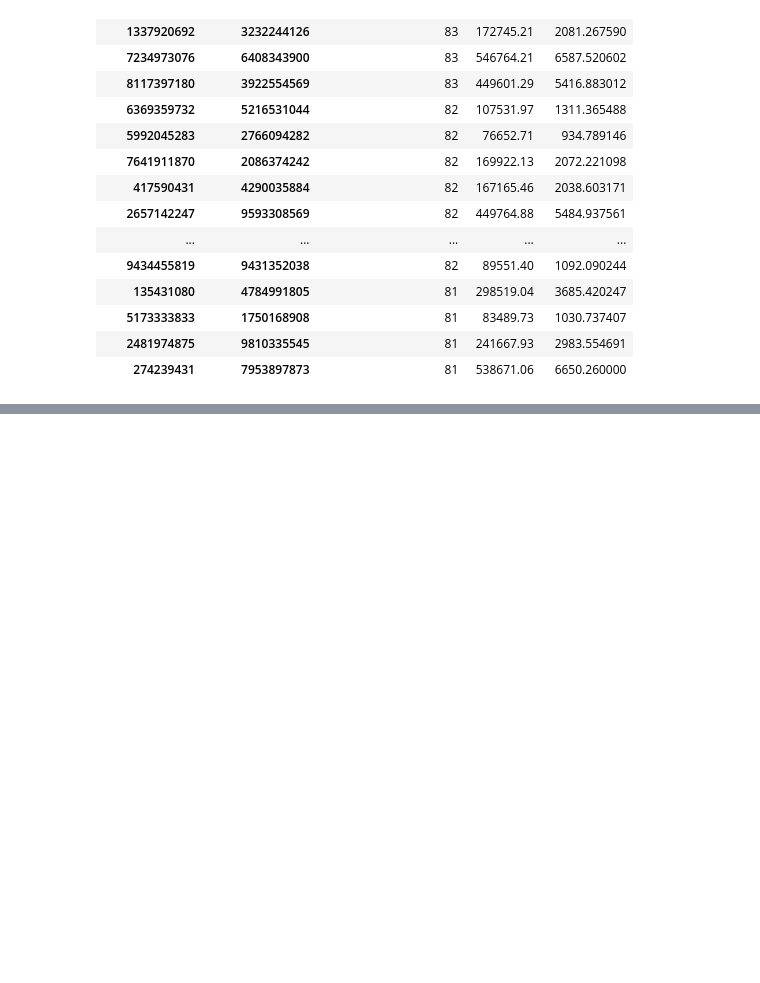
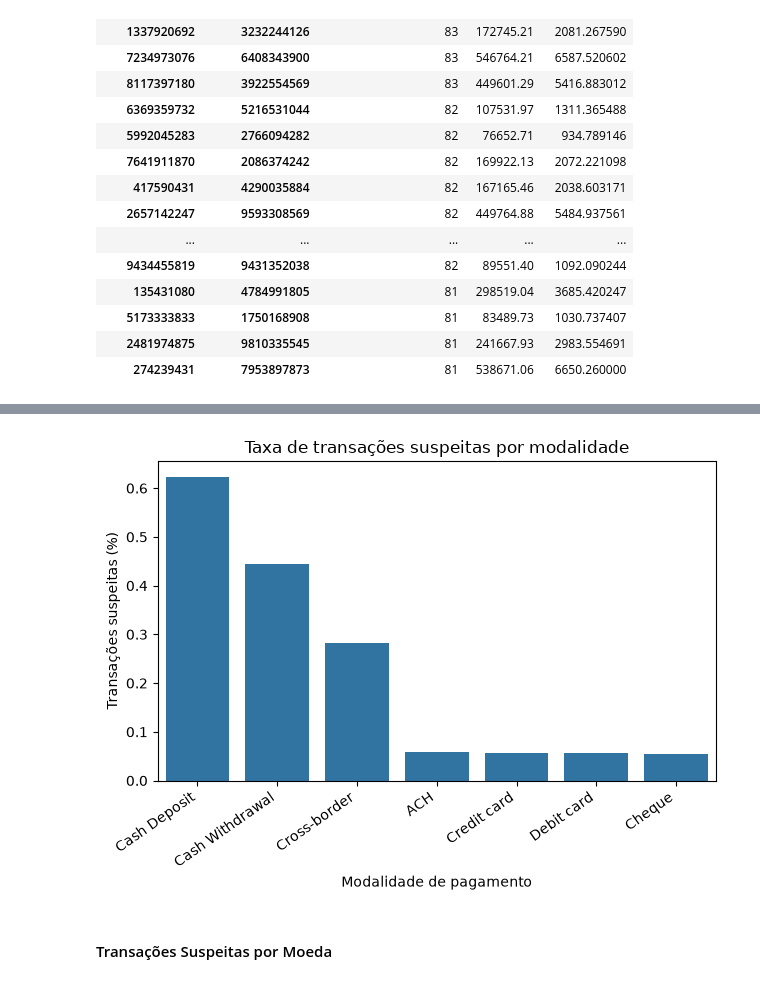
Before and after one commit to ReverseYuji049/saml-d-dataset-analysis, a Jupyter notebook: analysis.ipynb, the cells around one changed output, grey strips where cells are left out. Drawn from its saved outputs; the diff is of its cells as text; code cells hidden in the pictures; blank space fills up the shorter version.

```diff
--- a/analysis.ipynb
+++ b/analysis.ipynb
@@ -545,0 +611,24 @@ display(pares_contas.head(20))
+# %%
+def analisar_categoria(dataset, coluna, alvo="Is_laundering"):
+    resumo = (
+        dataset.groupby(coluna, dropna=False)[alvo]
+        .agg(
+            total="count",
+            suspeitas="sum",
+            taxa_suspeita="mean"
+        )
+        .sort_values("taxa_suspeita", ascending=False)
+    )
+
+    resumo["taxa_suspeita_pct"] = (
+        resumo["taxa_suspeita"] * 100
+    )
+
+    return resumo
+
+resumo_pagamento = analisar_categoria(
+    dataset,
+    "Payment_type"
+)
+
+display(resumo_pagamento)
@@ -545,0 +645,17 @@ display(pares_contas.head(20))
+# %%
+sns.barplot(
+    data=resumo_pagamento.reset_index(),
+    x="Payment_type",
+    y="taxa_suspeita_pct"
+)
+
+plt.title("Taxa de transações suspeitas por modalidade")
+plt.xlabel("Modalidade de pagamento")
+plt.ylabel("Transações suspeitas (%)")
+plt.xticks(rotation=35, ha="right")
+plt.tight_layout()
+plt.show()
+# %% [output]
+[figure, added]
+# %% [markdown]
+#### Transações Suspeitas por Moeda
```
Also changed, not shown: parts of 23 cells of this notebook, 1 other file.
